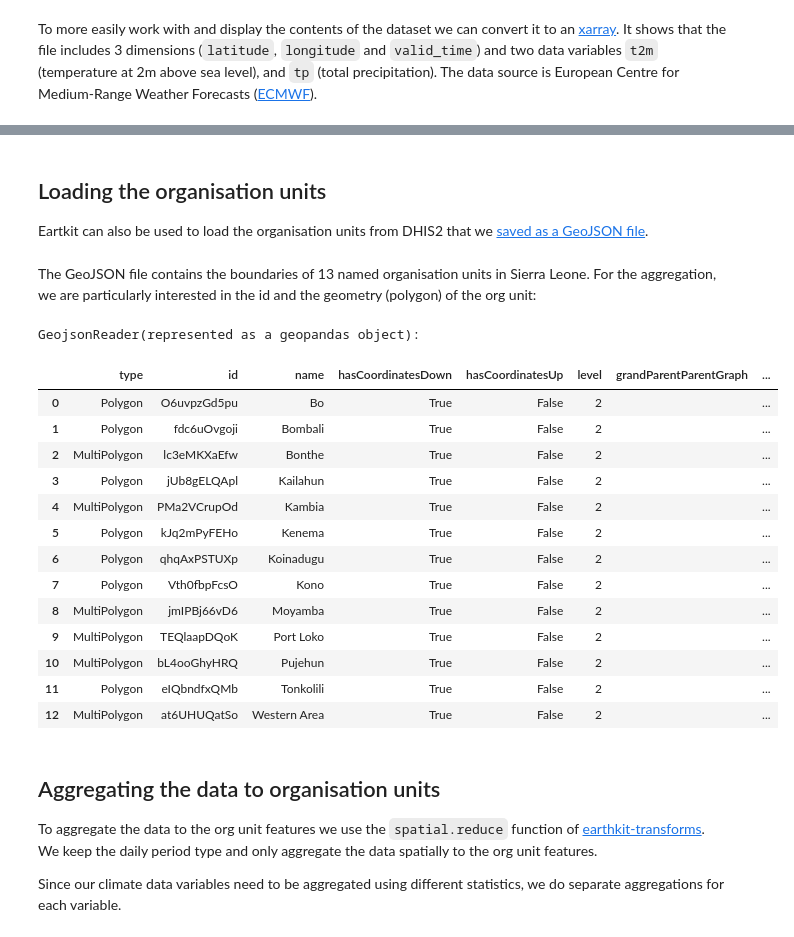
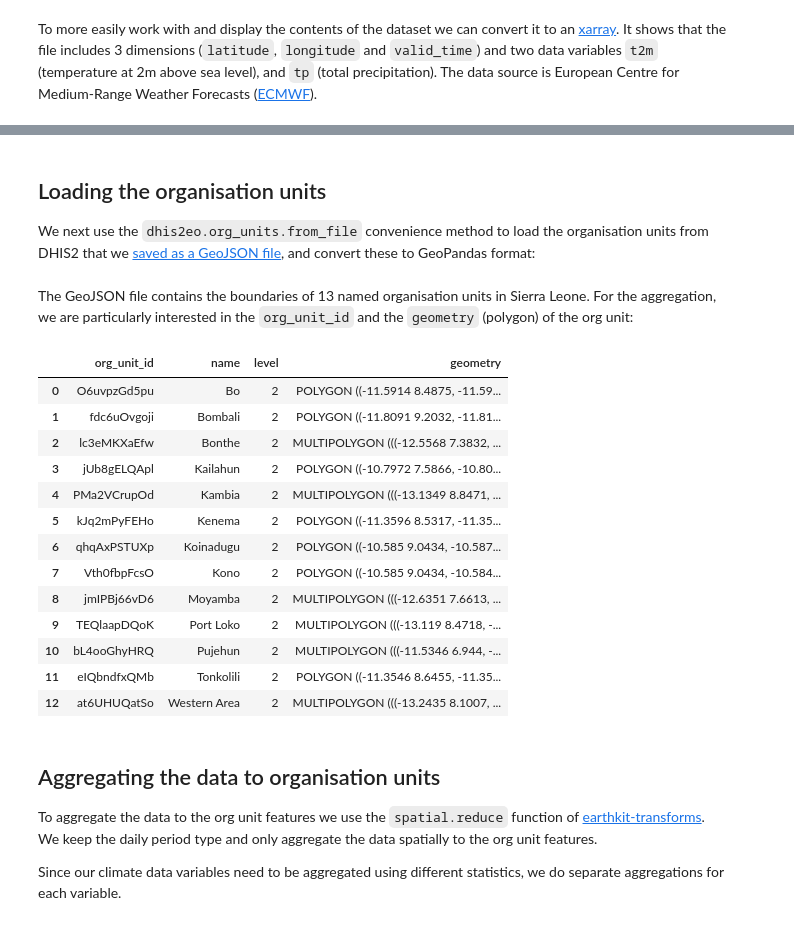
Before and after one commit to dhis2/climate-tools, a Jupyter notebook: docs/aggregation/org-unit-aggregation.ipynb, the cells around one changed output, grey strips where cells are left out. Drawn from its saved outputs; the diff is of its cells as text; code cells hidden in the pictures.

Commit message:
fix: in agg notebook load org units geojson with org_unit module

```diff
--- a/docs/aggregation/org-unit-aggregation.ipynb
+++ b/docs/aggregation/org-unit-aggregation.ipynb
@@ -81,30 +82,29 @@ history :
 # %% [markdown]
 ## Loading the organisation units
 
-Eartkit can also be used to load the organisation units from DHIS2 that we [saved as a GeoJSON file](organization-units).
+We next use the `dhis2eo.org_units.from_file` convenience method to load the organisation units from DHIS2 that we [saved as a GeoJSON file](organization-units), and convert these to GeoPandas format:
 # %%
 district_file = "../data/sierra-leone-districts.geojson"
-features = earthkit.data.from_source("file", district_file)
+org_units = dhis2eo.org_units.from_file(district_file, dhis2=True)
 # %% [markdown]
-The GeoJSON file contains the boundaries of 13 named organisation units in Sierra Leone. For the aggregation, we are particularly interested in the id and the geometry (polygon) of the org unit:
+The GeoJSON file contains the boundaries of 13 named organisation units in Sierra Leone. For the aggregation, we are particularly interested in the `org_unit_id` and the `geometry` (polygon) of the org unit:
 # %%
-features
+org_units
 # %% [output]
-GeojsonReader(represented as a geopandas object):
-|  | type | id | name | hasCoordinatesDown | hasCoordinatesUp | level | grandParentParentGraph | ... |
-| 0 | Polygon | O6uvpzGd5pu | Bo | True | False | 2 |  | ... |
-| 1 | Polygon | fdc6uOvgoji | Bombali | True | False | 2 |  | ... |
-| 2 | MultiPolygon | lc3eMKXaEfw | Bonthe | True | False | 2 |  | ... |
-| 3 | Polygon | jUb8gELQApl | Kailahun | True | False | 2 |  | ... |
-| 4 | MultiPolygon | PMa2VCrupOd | Kambia | True | False | 2 |  | ... |
-| 5 | Polygon | kJq2mPyFEHo | Kenema | True | False | 2 |  | ... |
-| 6 | Polygon | qhqAxPSTUXp | Koinadugu | True | False | 2 |  | ... |
-| 7 | Polygon | Vth0fbpFcsO | Kono | True | False | 2 |  | ... |
-| 8 | MultiPolygon | jmIPBj66vD6 | Moyamba | True | False | 2 |  | ... |
-| 9 | MultiPolygon | TEQlaapDQoK | Port Loko | True | False | 2 |  | ... |
-| 10 | MultiPolygon | bL4ooGhyHRQ | Pujehun | True | False | 2 |  | ... |
-| 11 | Polygon | eIQbndfxQMb | Tonkolili | True | False | 2 |  | ... |
-| 12 | MultiPolygon | at6UHUQatSo | Western Area | True | False | 2 |  | ... |
+|  | org_unit_id | name | level | geometry |
+| 0 | O6uvpzGd5pu | Bo | 2 | POLYGON ((-11.5914 8.4875, -11.59... |
+| 1 | fdc6uOvgoji | Bombali | 2 | POLYGON ((-11.8091 9.2032, -11.81... |
+| 2 | lc3eMKXaEfw | Bonthe | 2 | MULTIPOLYGON (((-12.5568 7.3832, ... |
+| 3 | jUb8gELQApl | Kailahun | 2 | POLYGON ((-10.7972 7.5866, -10.80... |
+| 4 | PMa2VCrupOd | Kambia | 2 | MULTIPOLYGON (((-13.1349 8.8471, ... |
+| 5 | kJq2mPyFEHo | Kenema | 2 | POLYGON ((-11.3596 8.5317, -11.35... |
+| 6 | qhqAxPSTUXp | Koinadugu | 2 | POLYGON ((-10.585 9.0434, -10.587... |
+| 7 | Vth0fbpFcsO | Kono | 2 | POLYGON ((-10.585 9.0434, -10.584... |
+| 8 | jmIPBj66vD6 | Moyamba | 2 | MULTIPOLYGON (((-12.6351 7.6613, ... |
+| 9 | TEQlaapDQoK | Port Loko | 2 | MULTIPOLYGON (((-13.119 8.4718, -... |
+| 10 | bL4ooGhyHRQ | Pujehun | 2 | MULTIPOLYGON (((-11.5346 6.944, -... |
+| 11 | eIQbndfxQMb | Tonkolili | 2 | POLYGON ((-11.3546 8.6455, -11.35... |
+| 12 | at6UHUQatSo | Western Area | 2 | MULTIPOLYGON (((-13.2435 8.1007, ... |
 # %% [markdown]
 ## Aggregating the data to organisation units
 
```
Also changed, not shown: parts of 8 cells of this notebook.
